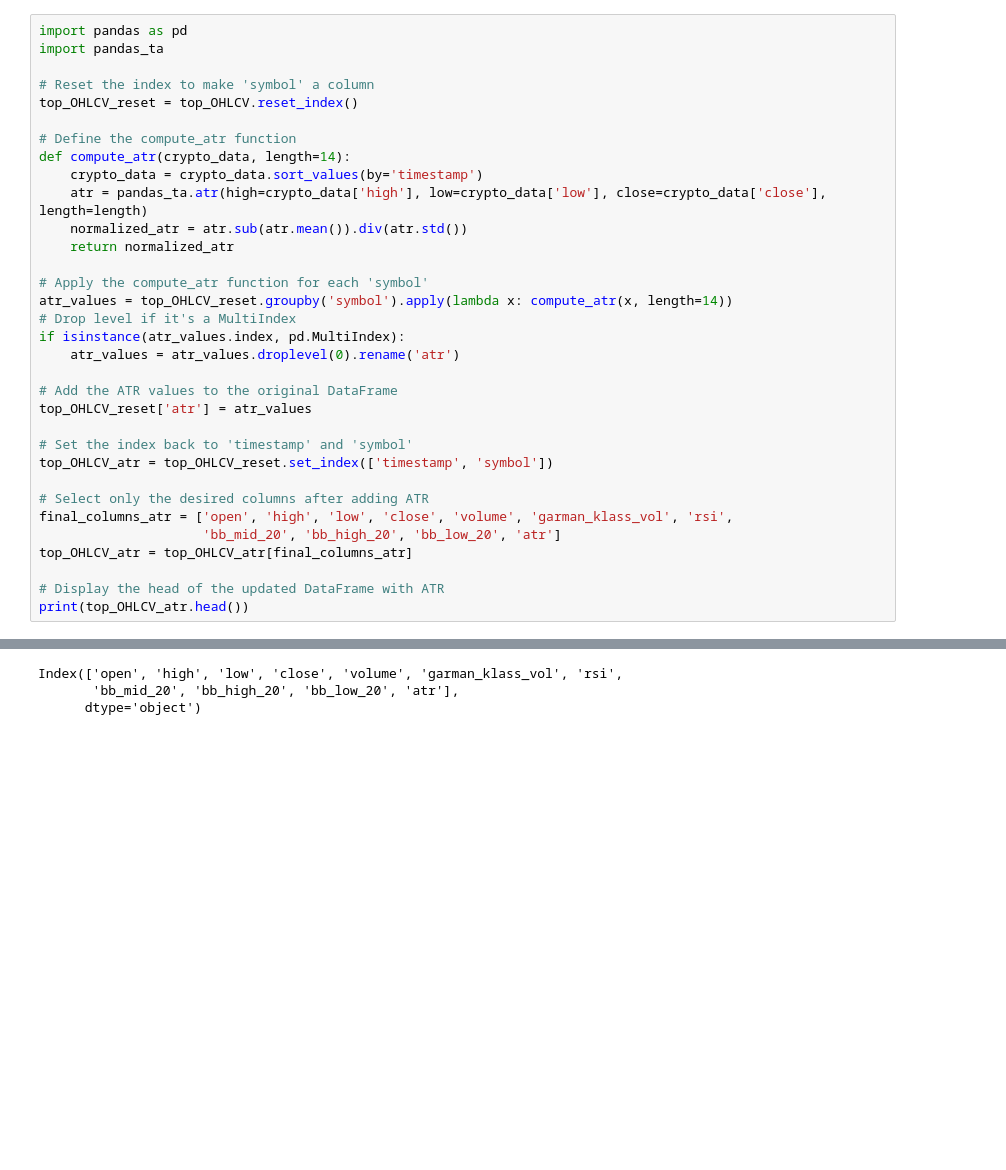
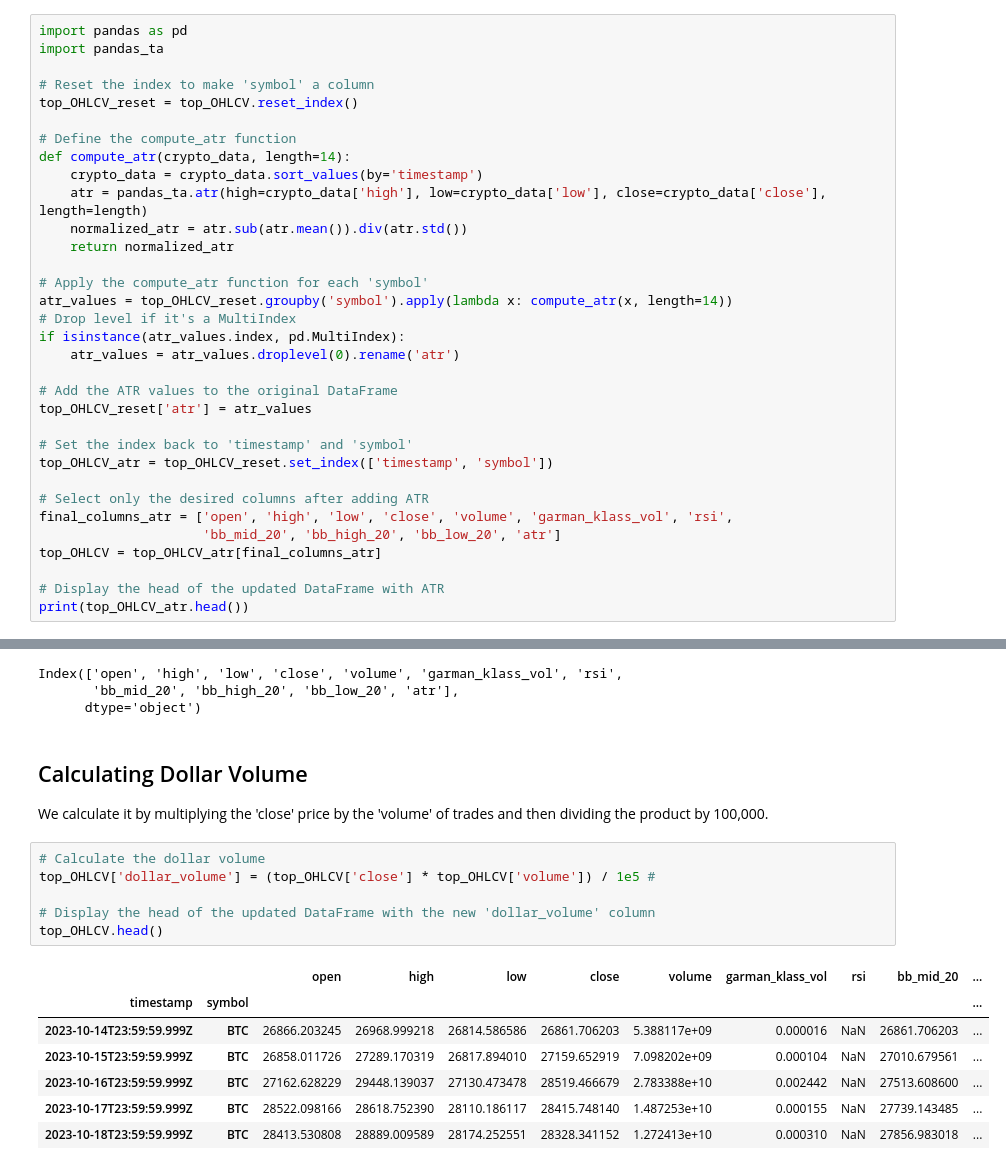
Before and after one commit to Okitrader/freeCodeCampAlgoTrading, a Jupyter notebook: FCC_Algo_Proj01.ipynb, the cells around one changed output, grey strips where cells are left out. Cells and saved outputs as stored; diff of their text form; blank space fills up the shorter version.

```diff
--- a/FCC_Algo_Proj01.ipynb
+++ b/FCC_Algo_Proj01.ipynb
@@ -351,7 +351,7 @@ top_OHLCV_atr = top_OHLCV_reset.set_index(['timestamp', 'symbol'])
 # Select only the desired columns after adding ATR
 final_columns_atr = ['open', 'high', 'low', 'close', 'volume', 'garman_klass_vol', 'rsi',
                      'bb_mid_20', 'bb_high_20', 'bb_low_20', 'atr']
-top_OHLCV_atr = top_OHLCV_atr[final_columns_atr]
+top_OHLCV = top_OHLCV_atr[final_columns_atr]
 
 # Display the head of the updated DataFrame with ATR
 print(top_OHLCV_atr.head())
@@ -379,3 +379,20 @@ print(top_OHLCV.columns)
 Index(['open', 'high', 'low', 'close', 'volume', 'garman_klass_vol', 'rsi',
        'bb_mid_20', 'bb_high_20', 'bb_low_20', 'atr'],
       dtype='object')
+# %% [markdown]
+## Calculating Dollar Volume
+We calculate it by multiplying the 'close' price by the 'volume' of trades and then dividing the product by 100,000.
+# %%
+# Calculate the dollar volume
+top_OHLCV['dollar_volume'] = (top_OHLCV['close'] * top_OHLCV['volume']) / 1e5 #
+
+# Display the head of the updated DataFrame with the new 'dollar_volume' column
+top_OHLCV.head()
+# %% [output]
+|  |  | open | high | low | close | volume | garman_klass_vol | rsi | bb_mid_20 | ... |
+| timestamp | symbol |  |  |  |  |  |  |  |  | ... |
+| 2023-10-14T23:59:59.999Z | BTC | 26866.203245 | 26968.999218 | 26814.586586 | 26861.706203 | 5.388117e+09 | 0.000016 | NaN | 26861.706203 | ... |
+| 2023-10-15T23:59:59.999Z | BTC | 26858.011726 | 27289.170319 | 26817.894010 | 27159.652919 | 7.098202e+09 | 0.000104 | NaN | 27010.679561 | ... |
+| 2023-10-16T23:59:59.999Z | BTC | 27162.628229 | 29448.139037 | 27130.473478 | 28519.466679 | 2.783388e+10 | 0.002442 | NaN | 27513.608600 | ... |
+| 2023-10-17T23:59:59.999Z | BTC | 28522.098166 | 28618.752390 | 28110.186117 | 28415.748140 | 1.487253e+10 | 0.000155 | NaN | 27739.143485 | ... |
+| 2023-10-18T23:59:59.999Z | BTC | 28413.530808 | 28889.009589 | 28174.252551 | 28328.341152 | 1.272413e+10 | 0.000310 | NaN | 27856.983018 | ... |
```
Also changed, not shown: parts of 3 cells of this notebook.
